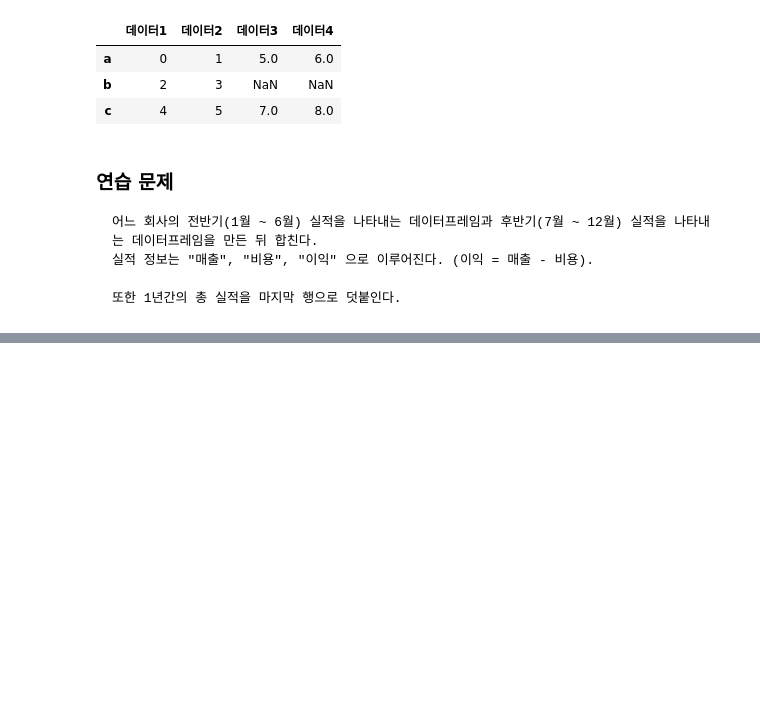
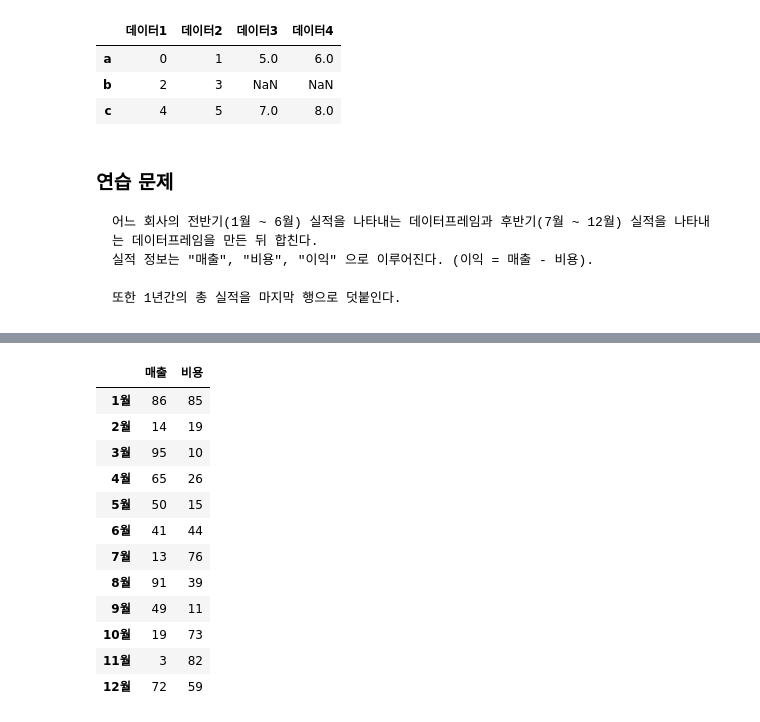
Before and after one commit to Salyeon/wassup3, a Jupyter notebook: 03_Data_Preprocessing/02_07_Pandas 데이터프레임 합성.ipynb, the cells around one changed output, grey strips where cells are left out. Drawn from its saved outputs; the diff is of its cells as text; code cells hidden in the pictures; blank space fills up the shorter version.

```diff
--- a/03_Data_Preprocessing/02_07_Pandas 데이터프레임 합성.ipynb
+++ b/03_Data_Preprocessing/02_07_Pandas 데이터프레임 합성.ipynb
@@ -499,0 +584,17 @@ pd.concat([df1, df2], axis=1)
+# %%
+df = pd.concat([df1,df2], axis = 0)
+df
+# %% [output]
+|  | 매출 | 비용 |
+| 1월 | 86 | 85 |
+| 2월 | 14 | 19 |
+| 3월 | 95 | 10 |
+| 4월 | 65 | 26 |
+| 5월 | 50 | 15 |
+| 6월 | 41 | 44 |
+| 7월 | 13 | 76 |
+| 8월 | 91 | 39 |
+| 9월 | 49 | 11 |
+| 10월 | 19 | 73 |
+| 11월 | 3 | 82 |
+| 12월 | 72 | 59 |
```
Also changed, not shown: parts of 20 cells of this notebook, 10 other files.
